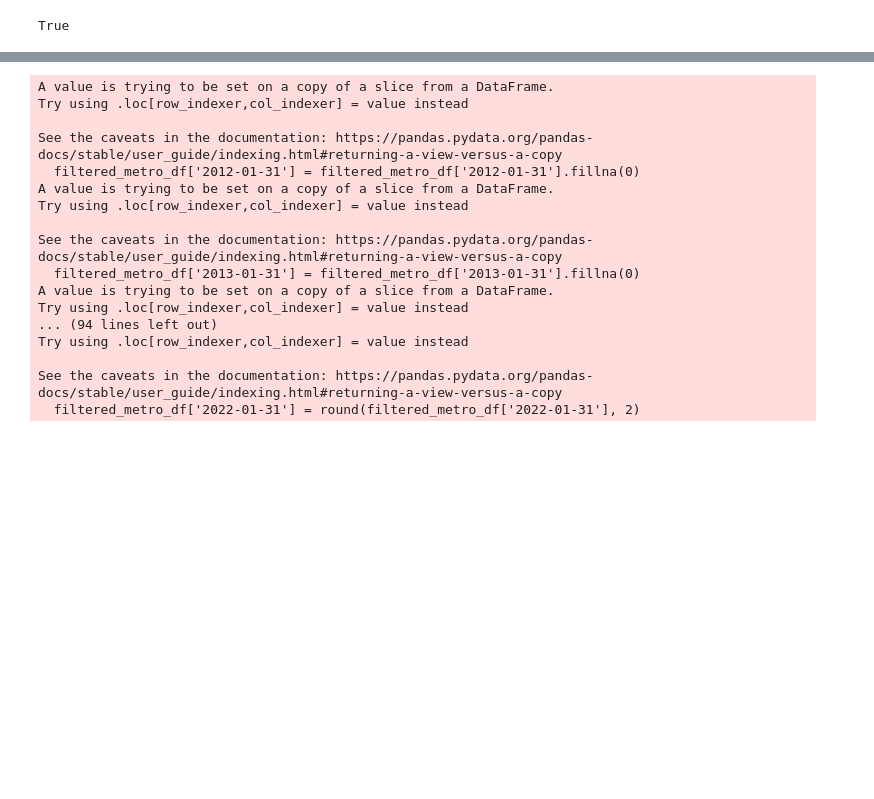
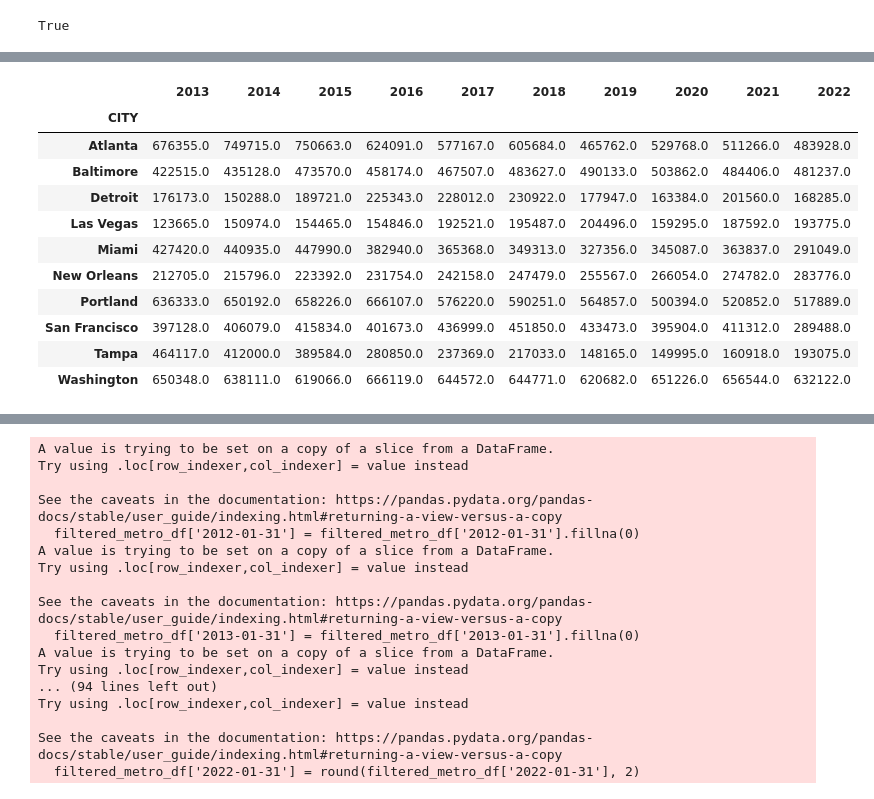
Before and after one commit to MWatkins87/Class_Project_Group_5, a Jupyter notebook: matthew_watkins.ipynb, the cells around one changed output, grey strips where cells are left out. Saved outputs shown, nothing was run; the diff lists cells and outputs as text; code cells hidden in the pictures; blank space fills up the shorter version.

```diff
--- a/matthew_watkins.ipynb
+++ b/matthew_watkins.ipynb
@@ -68,0 +154,9 @@ dtype: int64
+# %%
+college_data15_16 = pd.read_csv("../Resources/data/MERGED2015_16_PP.csv", low_memory=False)
+college15_16 = college_data15_16[["INSTNM","CITY","STABBR","COSTT4_A"]] #only the columns I want for average college tuition prices
+cf_16_df = college15_16[college15_16.isin(states).any(axis=1)]
+cf_16_df = college15_16[college15_16.isin(cities).any(axis=1)]
+no_instnm_df = cf_16_df[["CITY","COSTT4_A"]]
+by_city_16 = no_instnm_df.groupby(["CITY"]).sum()
+by_city_16 = by_city_16.rename(columns={"COSTT4_A":"2016"})
+by_city_16.head(20)
@@ -68,0 +176,9 @@ dtype: int64
+# %%
+college_data14_15 = pd.read_csv("../Resources/data/MERGED2014_15_PP.csv", low_memory=False)
+college14_15 = college_data14_15[["INSTNM","CITY","STABBR","COSTT4_A"]] #only the columns I want for average college tuition prices
+cf_15_df = college14_15[college14_15.isin(states).any(axis=1)]
+cf_15_df = college14_15[college14_15.isin(cities).any(axis=1)]
+no_instnm_df = cf_15_df[["CITY","COSTT4_A"]]
+by_city_15 = no_instnm_df.groupby(["CITY"]).sum()
+by_city_15 = by_city_15.rename(columns={"COSTT4_A":"2015"})
+by_city_15.head(20)
@@ -68,0 +242,16 @@ dtype: int64
+# %%
+merged_college_cost = pd.concat([by_city_13, by_city_14, by_city_15, by_city_16, by_city_17, by_city_18, by_city_19, by_city_20, by_city_21, by_city_22], axis="columns", join="inner")
+merged_college_cost.head(10)
+# %% [output]
+|  | 2013 | 2014 | 2015 | 2016 | 2017 | 2018 | 2019 | 2020 | 2021 | 2022 |
+| CITY |  |  |  |  |  |  |  |  |  |  |
+| Atlanta | 676355.0 | 749715.0 | 750663.0 | 624091.0 | 577167.0 | 605684.0 | 465762.0 | 529768.0 | 511266.0 | 483928.0 |
+| Baltimore | 422515.0 | 435128.0 | 473570.0 | 458174.0 | 467507.0 | 483627.0 | 490133.0 | 503862.0 | 484406.0 | 481237.0 |
+| Detroit | 176173.0 | 150288.0 | 189721.0 | 225343.0 | 228012.0 | 230922.0 | 177947.0 | 163384.0 | 201560.0 | 168285.0 |
+| Las Vegas | 123665.0 | 150974.0 | 154465.0 | 154846.0 | 192521.0 | 195487.0 | 204496.0 | 159295.0 | 187592.0 | 193775.0 |
+| Miami | 427420.0 | 440935.0 | 447990.0 | 382940.0 | 365368.0 | 349313.0 | 327356.0 | 345087.0 | 363837.0 | 291049.0 |
+| New Orleans | 212705.0 | 215796.0 | 223392.0 | 231754.0 | 242158.0 | 247479.0 | 255567.0 | 266054.0 | 274782.0 | 283776.0 |
+| Portland | 636333.0 | 650192.0 | 658226.0 | 666107.0 | 576220.0 | 590251.0 | 564857.0 | 500394.0 | 520852.0 | 517889.0 |
+| San Francisco | 397128.0 | 406079.0 | 415834.0 | 401673.0 | 436999.0 | 451850.0 | 433473.0 | 395904.0 | 411312.0 | 289488.0 |
+| Tampa | 464117.0 | 412000.0 | 389584.0 | 280850.0 | 237369.0 | 217033.0 | 148165.0 | 149995.0 | 160918.0 | 193075.0 |
+| Washington | 650348.0 | 638111.0 | 619066.0 | 666119.0 | 644572.0 | 644771.0 | 620682.0 | 651226.0 | 656544.0 | 632122.0 |
```
Also changed, not shown: parts of 28 cells of this notebook.
